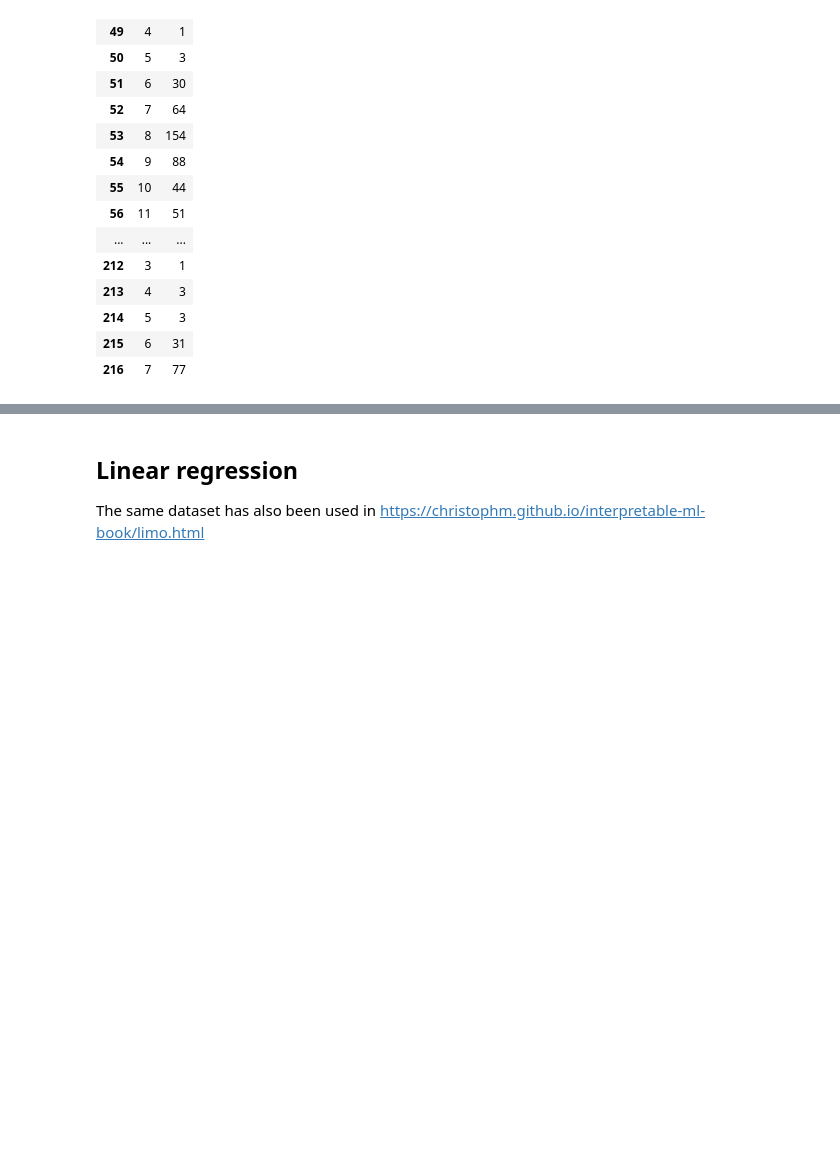
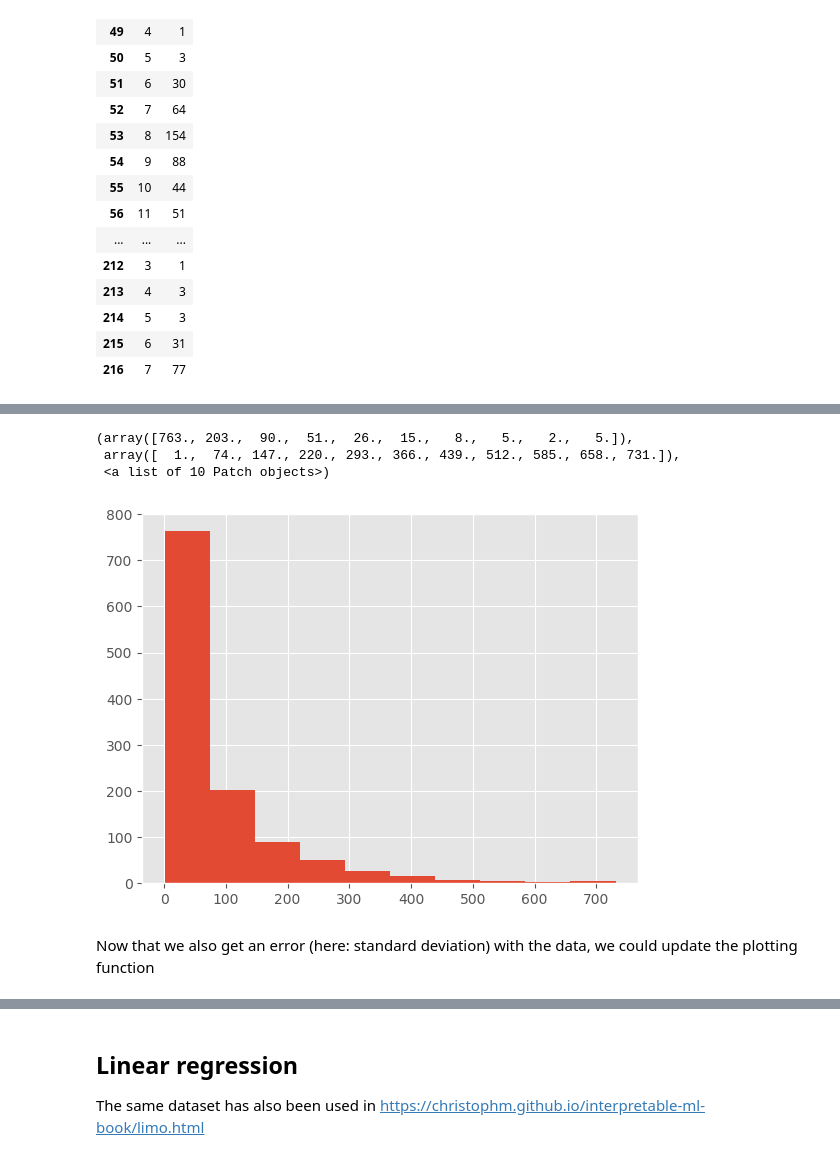
Before and after one commit to florian-huber/python_data_exploration_tutorial, a Jupyter notebook: notebooks/Dataset_example1_London_bikes.ipynb, the cells around one changed output, grey strips where cells are left out. Saved outputs shown, nothing was run; the diff lists cells and outputs as text; code cells hidden in the pictures; blank space fills up the shorter version.

```diff
--- a/notebooks/Dataset_example1_London_bikes.ipynb
+++ b/notebooks/Dataset_example1_London_bikes.ipynb
@@ -391,0 +304,9 @@ Text(0,0.5,'casual')
+# %%
+IDx = data_bike_rent.index[(data_bike_rent['hum'] <= 1.0) & (data_bike_rent['hum'] > 0.9)].values
+# %%
+plt.hist(data_bike_rent.loc[IDx, 'cnt'], 10)
+# %% [output]
+(array([763., 203.,  90.,  51.,  26.,  15.,   8.,   5.,   2.,   5.]),
+ array([  1.,  74., 147., 220., 293., 366., 439., 512., 585., 658., 731.]),
+ <a list of 10 Patch objects>)
+[figure, added]
@@ -391,0 +333,2 @@ Text(0,0.5,'casual')
+# %% [markdown]
+Now that we also get an error (here: standard deviation) with the data, we could update the plotting function
```
Also changed, not shown: parts of 39 cells of this notebook.
